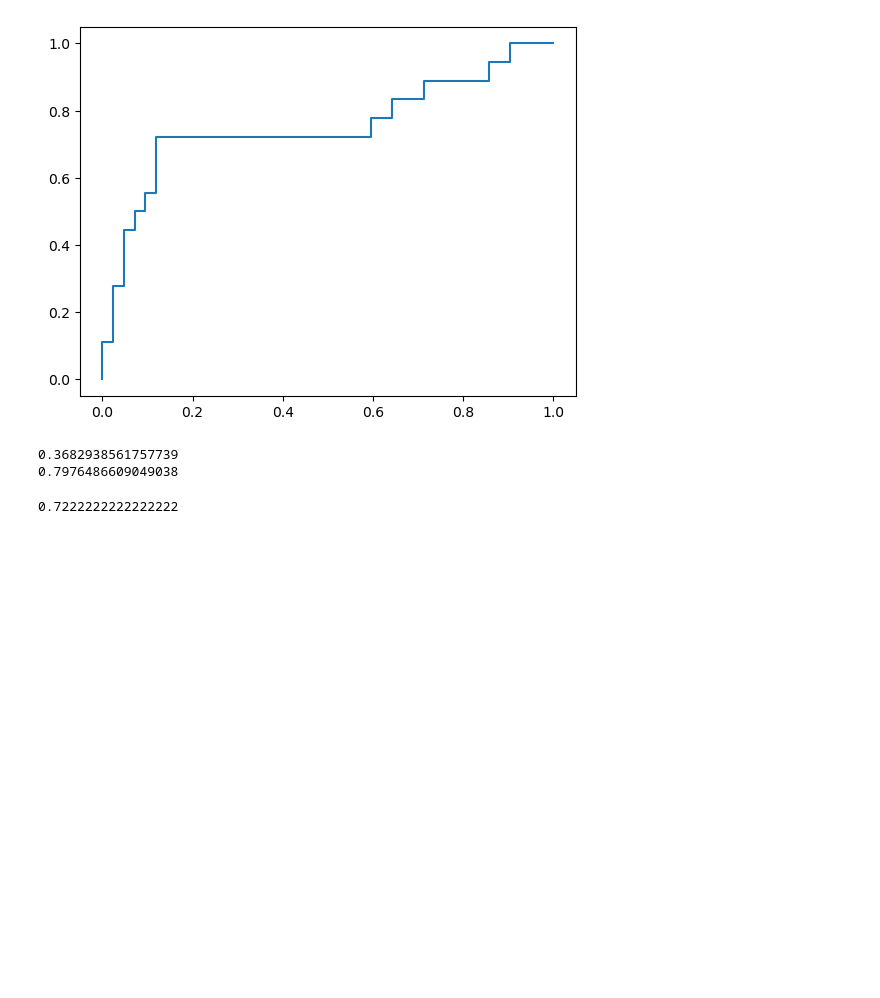
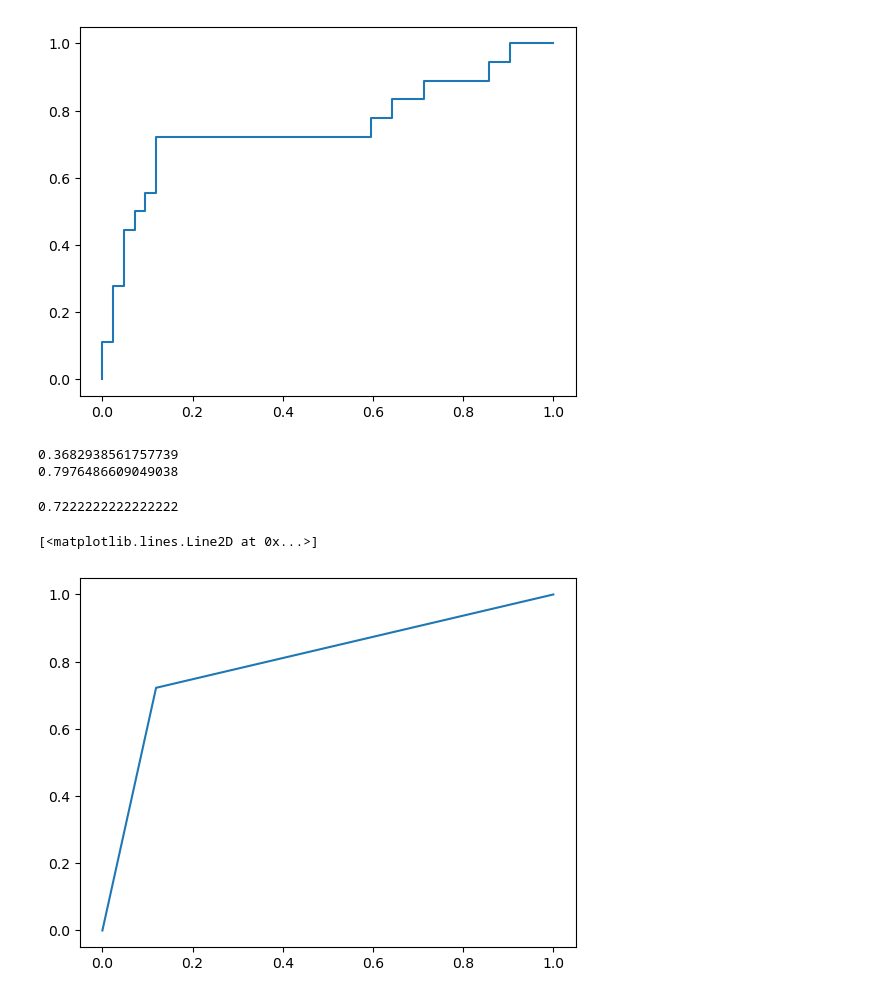
Before and after one commit to Dianalxy1/schulich_date_science, a Jupyter notebook: class_10/end_to_end_classification.ipynb, the cells around one changed output. Cells and saved outputs as stored; diff of their text form; code cells hidden in the pictures; blank space fills up the shorter version.

```diff
--- a/class_10/end_to_end_classification.ipynb
+++ b/class_10/end_to_end_classification.ipynb
@@ -331,3 +331,10 @@ for i in log_pred_prob[:,1]:
 print(f1_score(y_pred_new,y_test))
 # %% [output]
 0.7222222222222222
+# %%
+fpr,tpr,tresholds = roc_curve(y_test,y_pred_new)
+# %%
+plt.plot(fpr,tpr)
+# %% [output]
+[<matplotlib.lines.Line2D at 0x...>]
+[figure, added]
```
